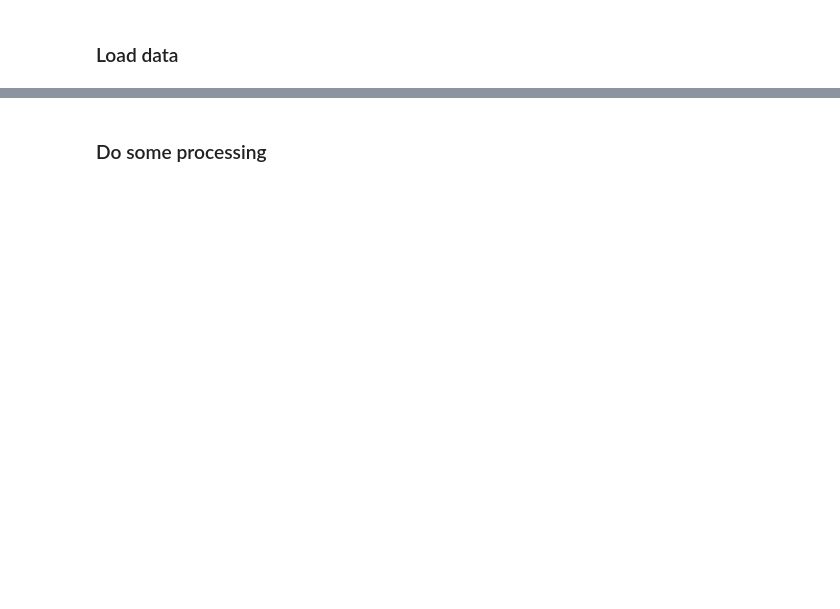
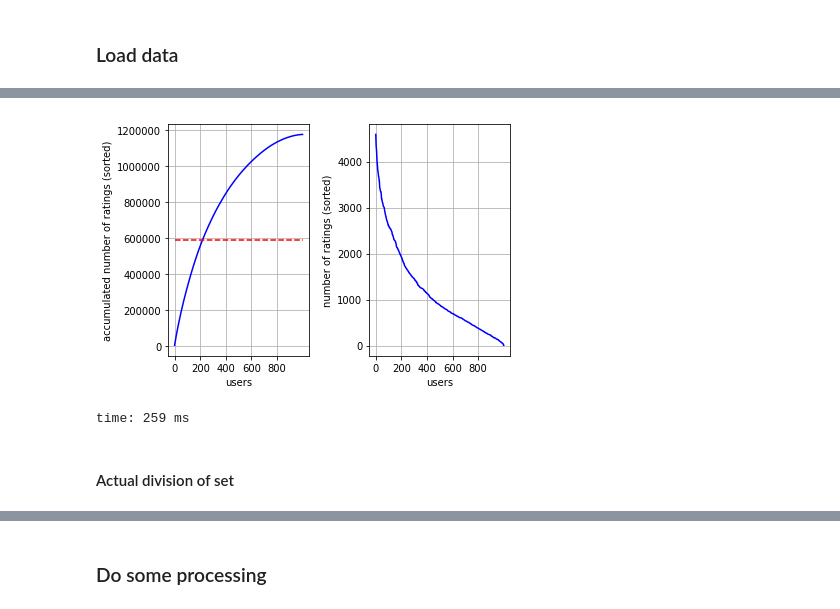
Before and after one commit to lumosan/ml2017-projects, a Jupyter notebook: project2/project_recommender_system/scripts/combine_models.ipynb, the cells around one changed output, grey strips where cells are left out. Cells and saved outputs as stored; diff of their text form; code cells hidden in the pictures; blank space fills up the shorter version.

```diff
--- a/project2/project_recommender_system/scripts/combine_models.ipynb
+++ b/project2/project_recommender_system/scripts/combine_models.ipynb
@@ -39,0 +25,5 @@ sp_obs_val = load_data('{}{}.csv'.format(DATA_PATH, 'validation_set'))
+# %%
+from datafile_methods.data_io import load_datasets
+
+# Load datasets
+folds, ratings, sample_submission = load_datasets()
@@ -39,0 +66,8 @@ sp_obs_val = load_data('{}{}.csv'.format(DATA_PATH, 'validation_set'))
+# %%
+from plots import plot_raw_data
+num_items_per_user, num_users_per_item = plot_raw_data(ratings)
+# %% [output]
+[figure, added]
+time: 259 ms
+# %% [markdown]
+#### Actual division of set
```
Also changed, not shown: parts of 67 cells of this notebook, 5 other files.
